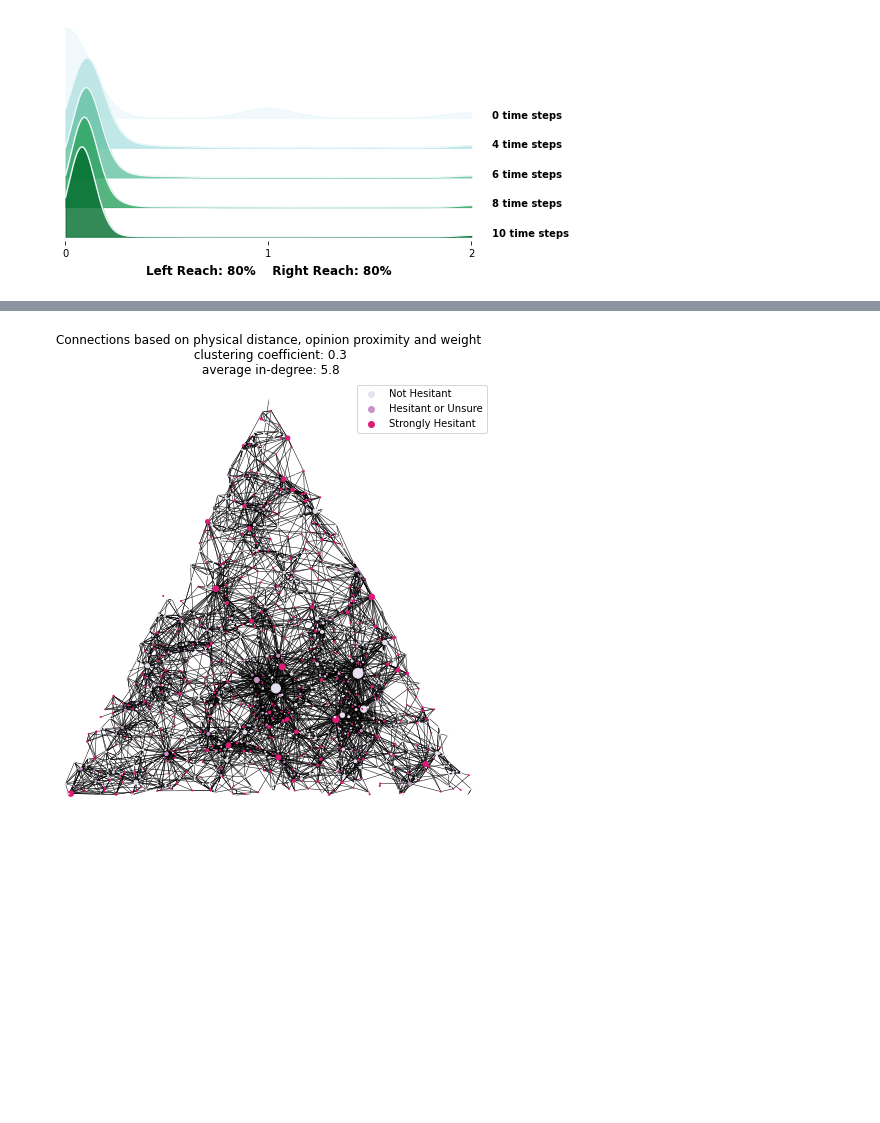
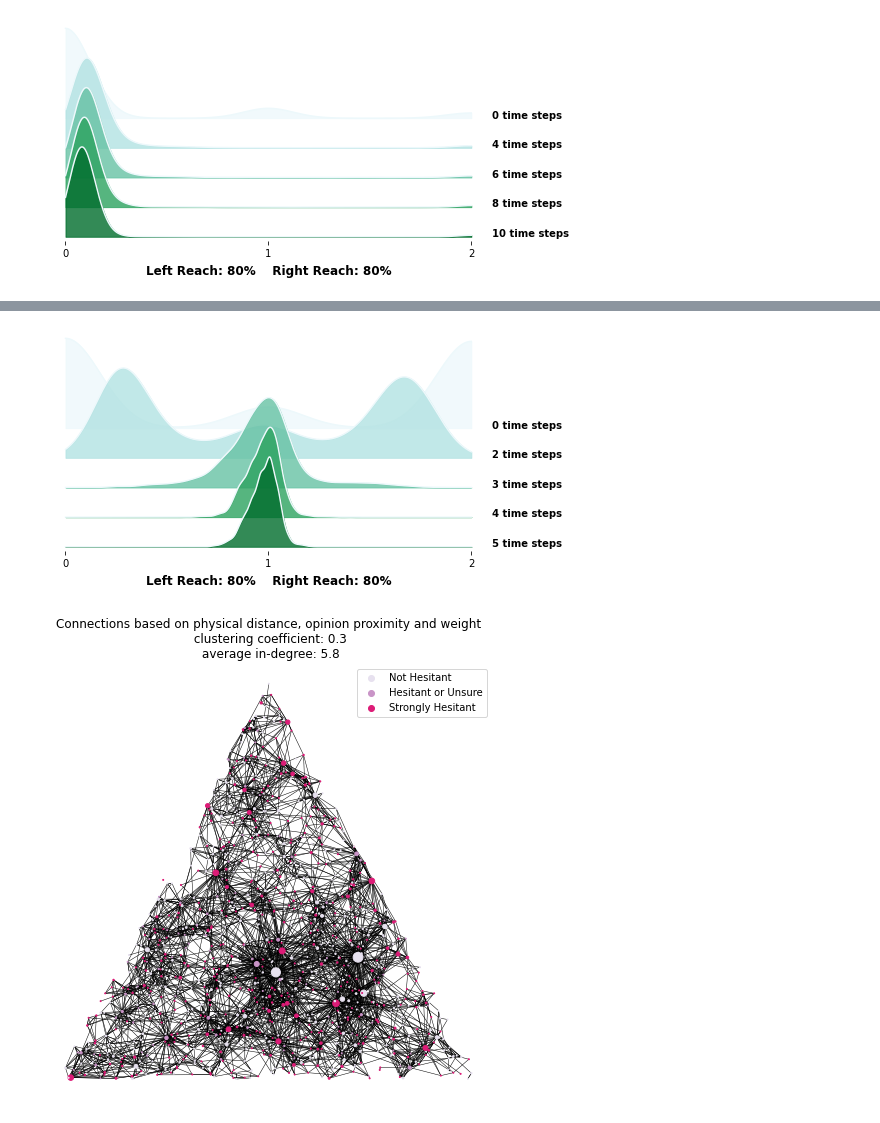
Before and after one commit to MicahRP/ODyN, a Jupyter notebook: notebooks/Broome_NY_test.ipynb, the cells around one changed output, grey strips where cells are left out. Saved outputs shown, nothing was run; the diff lists cells and outputs as text; code cells hidden in the pictures; blank space fills up the shorter version.

```diff
--- a/notebooks/Broome_NY_test.ipynb
+++ b/notebooks/Broome_NY_test.ipynb
@@ -101,3 +107,9 @@ sim.plot_simulation_results()
+# %%
+sim = odyn.NetworkSimulation()
+sim.run_simulation(model = model)
+sim.plot_simulation_results()
+# %% [output]
+[figure, added]
 # %%
 # THIS WILL TAKE A FEW MOMENTS.
 model = odyn.OpinionNetworkModel(probabilities = [.45,.1,.45])
```
Also changed, not shown: parts of 13 cells of this notebook, 3 other files.
